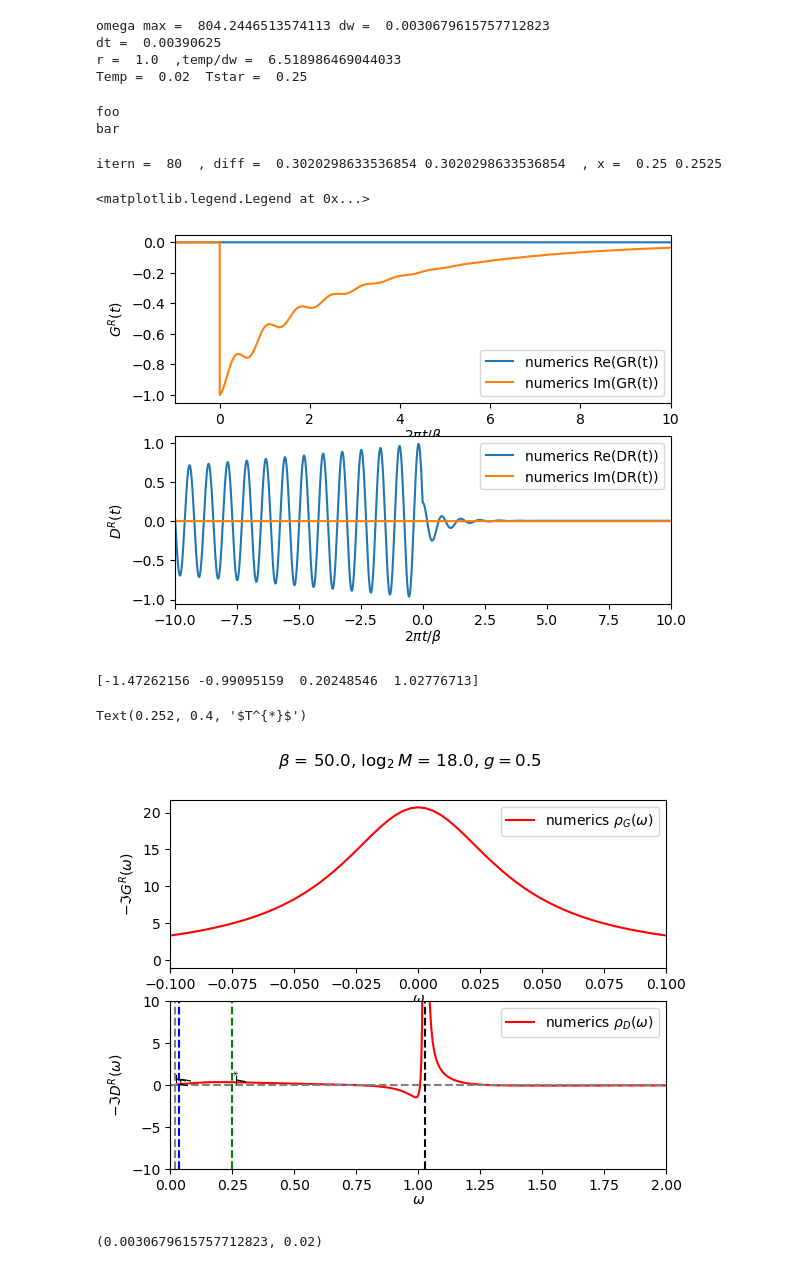
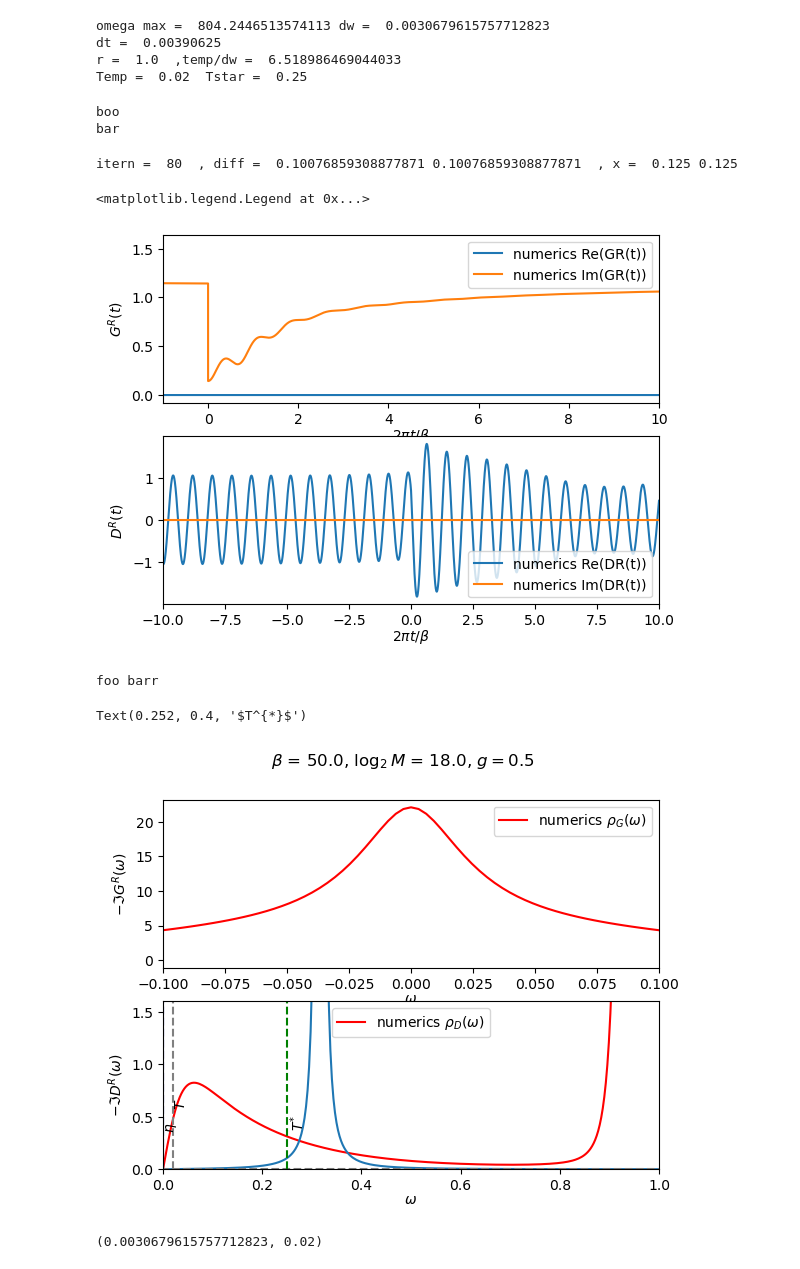
Before and after one commit to aravindhshankar/TwoSidedYSYK, a Jupyter notebook: RealTimesingleYSYK.ipynb, the cells around one changed output. Saved outputs shown, nothing was run; the diff lists cells and outputs as text; code cells hidden in the pictures.

Commit message:
correct G scaling dims real freq

```diff
--- a/RealTimesingleYSYK.ipynb
+++ b/RealTimesingleYSYK.ipynb
@@ -37,7 +37,8 @@ g = 0.5
 mu = 0.
 #r = 0.001
 #r = 0.
-r = 1.
+#r = 1.
+r=1.
 
 beta = 50.
 
@@ -52,7 +53,7 @@ dw = np.pi/(M*dt)
 #eta = dw*1.000001
 #eta = dw*0.01
 #eta = dw*2.
-eta = dw*11.
+eta = dw*2.
 
 omega = dw * (np.arange(2*M) - M)
 np.testing.assert_almost_equal(dt*dw*M,np.pi,5, "Error in fundamentals")
@@ -110,13 +111,15 @@ while (diff>err and itern<80):
     rhoD = -1.0*np.imag(DRomega)
 
     SigmaOmega,PiOmega = rhotosigma(rhoG,rhoD,M,dt,t,g,beta,kappa=1,delta=eta)
-    PiOmega[M] = 1.0*r - omegar2 + eta**2
+    #PiOmega[M] = 1.0*r - omegar2 + eta**2
+    PiOmega[M] = -1.0*r - omegar2 - eta**2
 
     # if itern < 20 :
     #     PiOmega[M] = 1.0*r - omegar2 + eta**2
 
     GRomega = 1.0*xG/(omega + 1j*eta + mu - SigmaOmega) + (1-xG)*GRoldomega
-    DRomega = 1.0*xD/(-1.0*(omega+1j*eta)**2 + r - PiOmega) + (1-xD)*DRoldomega
+    #DRomega = 1.0*xD/(-1.0*(omega+1j*eta)**2 + r - PiOmega) + (1-xD)*DRoldomega
+    DRomega = 1.0*xD/(1.0*(omega+1j*eta)**2 - r - PiOmega) + (1-xD)*DRoldomega
 
 #     GRt = (0.5/np.pi) * freq2time(GRomega,M,dt)
 #     DRt = (0.5/np.pi) * freq2time(DRomega,M,dt)
@@ -127,14 +130,14 @@ while (diff>err and itern<80):
 #     GRt[M] = -1j
 #     DRt[M] = 0
 
-    # if itern > 10 :
-    #     #GRt = GRt - np.real(GRt) # make G(t) purely imaginary
-    #     #DRt = DRt - np.imag(DRt) # make D(t) purely real
-    #     #GRt[:M] = 0
-    #     #DRt[:M] = 0
-    #     #GRt[M] = -1j
-    #     #DRt[M] = 0
-    #     eta=0
+    if itern > 10 :
+        #GRt = GRt - np.real(GRt) # make G(t) purely imaginary
+        #DRt = DRt - np.imag(DRt) # make D(t) purely real
+        #GRt[:M] = 0
+        #DRt[:M] = 0
+        #GRt[M] = -1j
+        #DRt[M] = 0
+        eta=dw*0.1
 
 
 #     GRomega = time2freq(GRt,M,dt)
@@ -158,9 +161,9 @@ while (diff>err and itern<80):
 
     print("itern = ",itern, " , diff = ", diffG, diffD, " , x = ", xG, xD, end = '\r')
 # %% [output]
-foo
+boo
 bar
-itern =  80  , diff =  0.3020298633536854 0.3020298633536854  , x =  0.25 0.2525
+itern =  80  , diff =  0.10076859308877871 0.10076859308877871  , x =  0.125 0.125
 # %%
 #GRt = (0.5/np.pi) * freq2time(GRomega,M,dt)
 #DRt = (0.5/np.pi) * freq2time(DRomega,M,dt)
@@ -192,47 +195,47 @@ ax[1].legend()
 #
 # %% [output]
 <matplotlib.legend.Legend at 0x...>
-[figure, old version]
+[figure, new version]
 # %%
 fig, ax = plt.subplots(2)
 titlestring = r'$\beta$ = ' + str(beta) + r', $\log_2{M}$ = ' + str(np.log2(M)) + r', $g = $' + str(g)
 fig.suptitle(titlestring)
+thermalfreeboson = DfreeThermalomega(omega,r,beta,g,eta=eta)
 
-peakrhoD = find_peaks(rhoD)
-print(omega[peakrhoD[0]])
+#peakrhoD = find_peaks(rhoD)
+#print(omega[peakrhoD[-1]])
 
 ax[0].plot(omega, rhoG, 'r', label = r'numerics $\rho_G(\omega)$')
 #ax[0].plot(tau/beta, np.real(Gconftau), 'b--', label = 'analytical Gtau' )
 #ax[0].set_ylim(-1,1)
 ax[0].set_xlim(-0.1,0.1)
 ax[0].set_xlabel(r'$\omega$',labelpad = 0)
 ax[0].set_ylabel(r'$-\Im{G^R(\omega)}$')
 ax[0].legend()
 
 ax[1].plot(omega, rhoD, 'r', label = r'numerics $\rho_D(\omega)$')
-#ax[1].plot(tau/beta, np.real(Dconftau), 'b--', label = 'analytical Dtau' )
-#ax[1].plot(tau/beta, np.real(FreeDtau), 'g-.', label = 'Free D Dtau' )
-ax[1].set_ylim(-10,10)
-#ax[1].plot(omega,rhoD*boseeinstein(beta*omega), label = 'density of states')
+ax[1].plot(omega,-np.imag(thermalfreeboson))
+
+ax[1].set_ylim(0,1.6)
 ax[1].set_xlabel(r'$\omega$',labelpad = 0)
 ax[1].set_ylabel(r'$-\Im{D^R(\omega)}$')
-ax[1].set_xlim(0,2)
+ax[1].set_xlim(0,1)
 ax[1].legend()
 ax[1].plot(omega, np.zeros_like(omega),ls = '--', c = 'gray')
 ax[1].axvline([0], ls = '--', c = 'gray')
 ax[1].axvline([1/beta], ls = '--', c = 'gray')
 ax[1].axvline([eta], ls = '--', c = 'blue')
 ax[1].axvline([Tstar], ls = '--', c = 'green')
-ax[1].axvline([omega[peakrhoD[0][3]]], ls = '--', c = 'black')
+#ax[1].axvline([omega[peakrhoD[0][-1]]], ls = '--', c = 'black')
 ax[1].text(1/beta+0.002,0.6, r'$T$',rotation=90)
 ax[1].text(eta+0.001,0.4, r'$\eta$',rotation=90)
 ax[1].text(Tstar+0.002,0.4, r'$T^{*}$',rotation=90)
 
 #plt.savefig('KoenraadEmails/label_eta_T_Tstar.pdf')
 # %% [output]
-[-1.47262156 -0.99095159  0.20248546  1.02776713]
+foo barr
 Text(0.252, 0.4, '$T^{*}$')
-[figure, old version]
+[figure, new version]
 # %%
 dw, 1/beta
 # %% [output]
```
Also changed, not shown: parts of 5 cells of this notebook, 2 other files.
